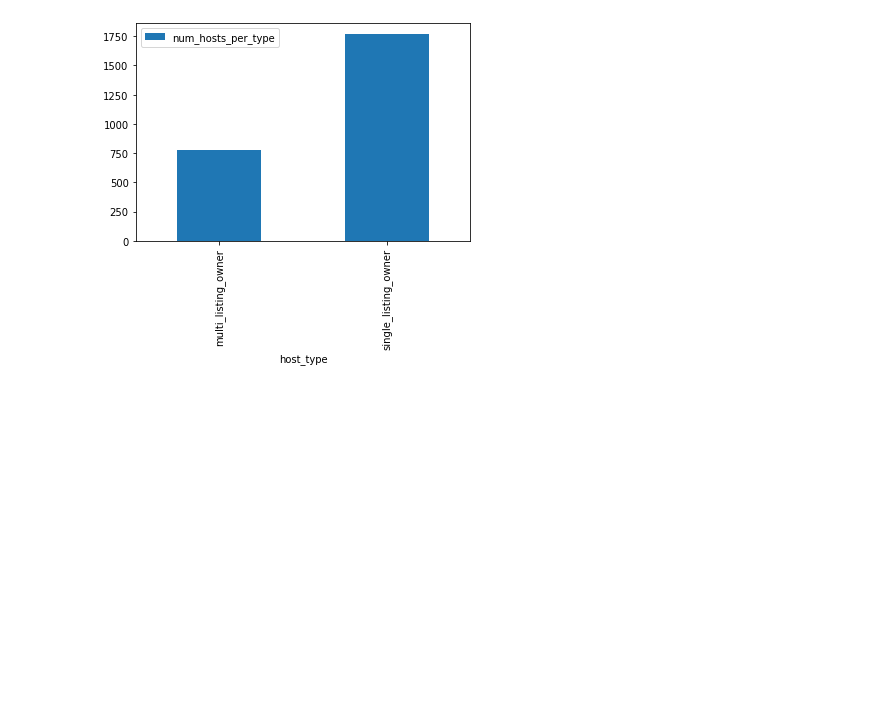
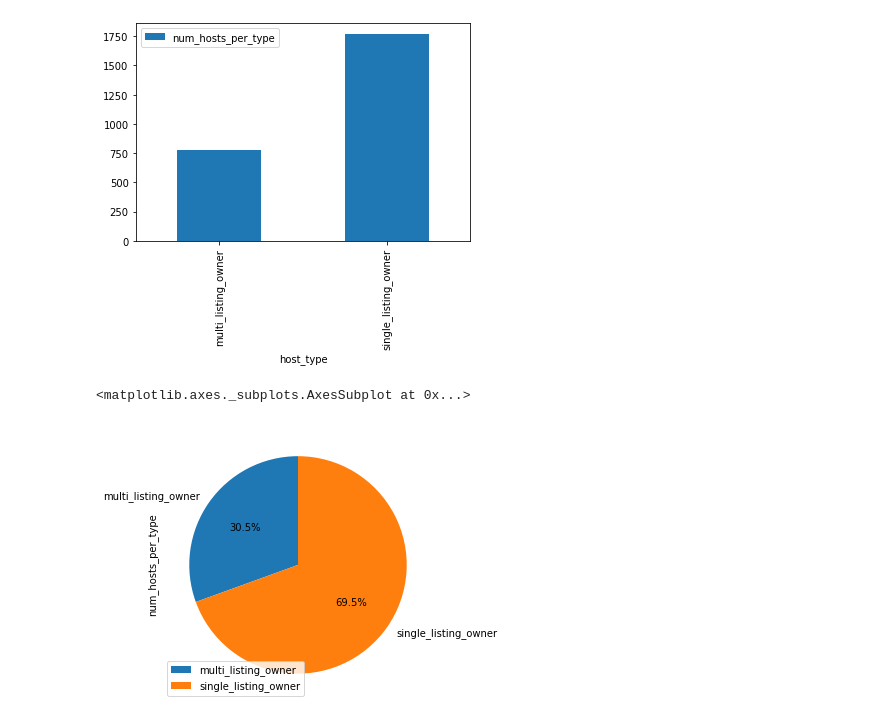
Before and after one commit to ysprem/airbnb-santaclara-analysis, a Jupyter notebook: airbnb_santaclara_county.ipynb, the cells around one changed output. Cells and saved outputs as stored; diff of their text form; code cells hidden in the pictures; blank space fills up the shorter version.

```diff
--- a/airbnb_santaclara_county.ipynb
+++ b/airbnb_santaclara_county.ipynb
@@ -227,3 +220,8 @@ result5.plot.bar(x = 'host_type', y = 'num_hosts_per_type')
 # %% [output]
 <matplotlib.axes._subplots.AxesSubplot at 0x...>
 [figure]
+# %%
+result5.plot.pie(y = 'num_hosts_per_type', x = 'host_type', figsize=(5,5), autopct='%1.1f%%', startangle=90, labels=result5.host_type)
+# %% [output]
+<matplotlib.axes._subplots.AxesSubplot at 0x...>
+[figure, added]
```
Also changed, not shown: parts of 5 cells of this notebook.
